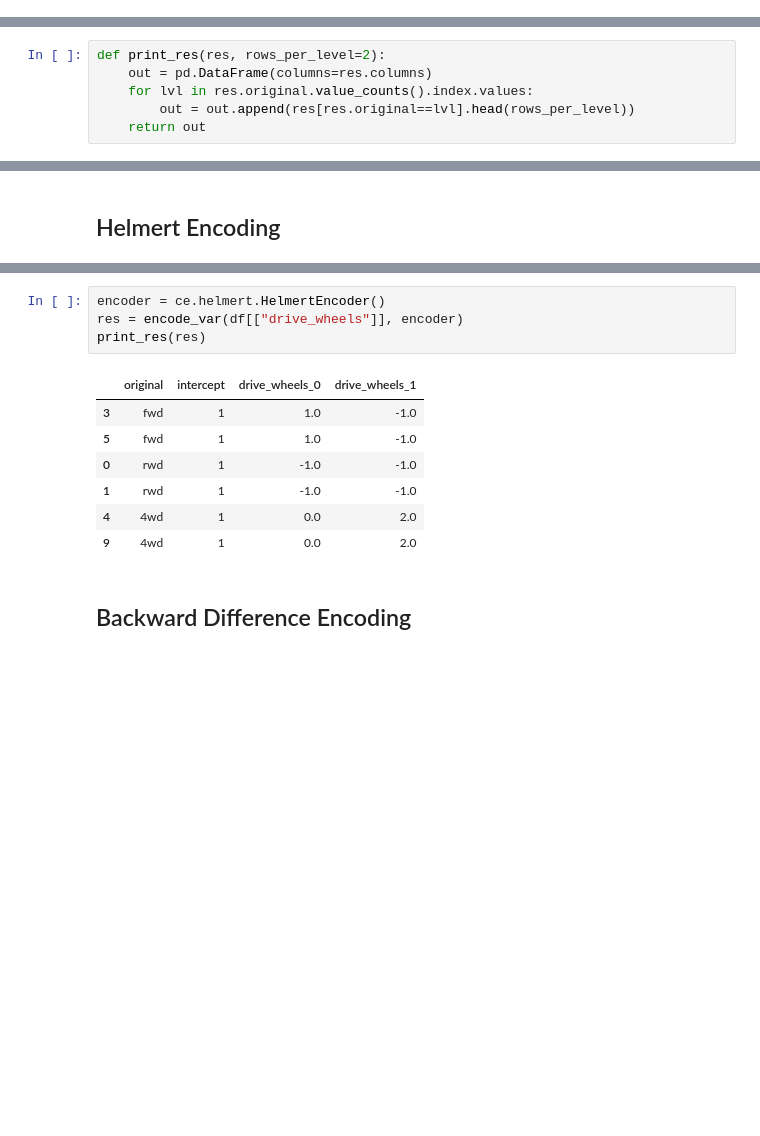
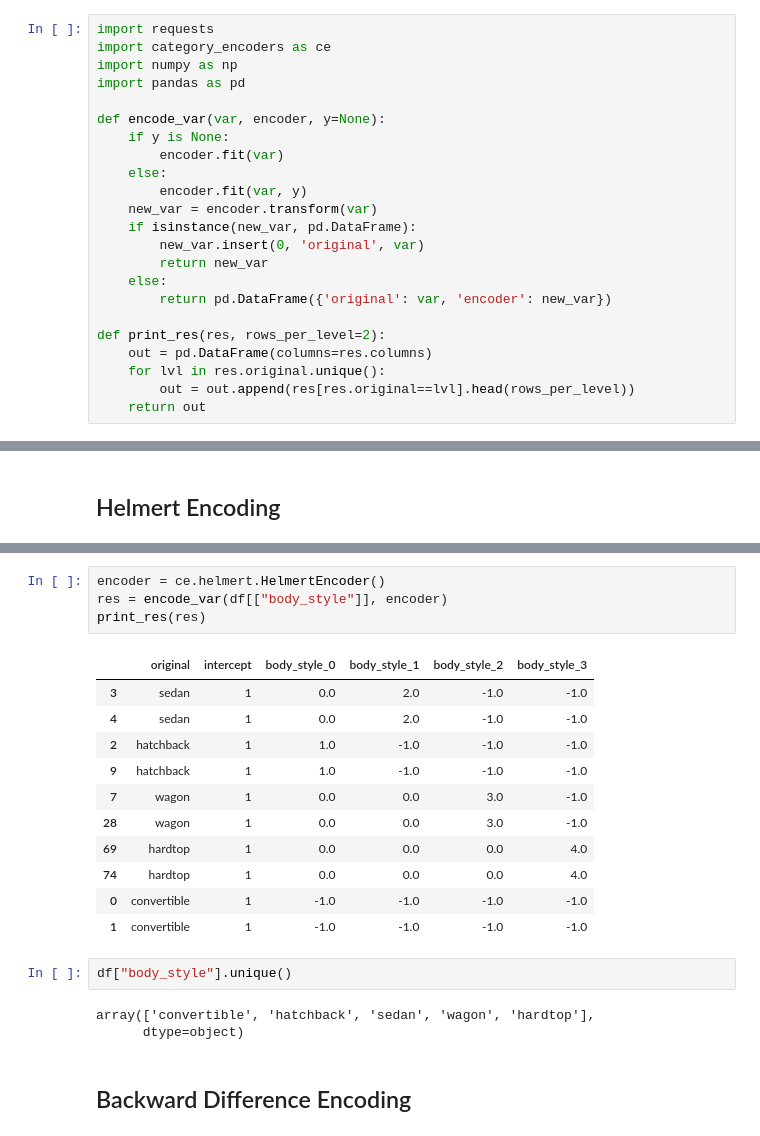
Before and after one commit to pbr142/handson-ml, a Jupyter notebook: materials/06_encoders.ipynb, the cells around one changed output, grey strips where cells are left out. Cells and saved outputs as stored; diff of their text form; blank space fills up the shorter version.

```diff
--- a/materials/06_encoders.ipynb
+++ b/materials/06_encoders.ipynb
@@ -21,3 +42,26 @@ import pandas as pd
+# %%
+import requests
+import category_encoders as ce
+import numpy as np
+import pandas as pd
+
+def encode_var(var, encoder, y=None):
+    if y is None:
+        encoder.fit(var)
+    else:
+        encoder.fit(var, y)
+    new_var = encoder.transform(var)
+    if isinstance(new_var, pd.DataFrame):
+        new_var.insert(0, 'original', var)
+        return new_var
+    else:
+        return pd.DataFrame({'original': var, 'encoder': new_var})
+
+def print_res(res, rows_per_level=2):
+    out = pd.DataFrame(columns=res.columns)
+    for lvl in res.original.unique():
+        out = out.append(res[res.original==lvl].head(rows_per_level))
+    return out
 # %%
 download_data = False
 # %%
@@ -84,9 +129,3 @@ def encode_var(var, encoder, y=None):
-# %%
-def print_res(res, rows_per_level=2):
-    out = pd.DataFrame(columns=res.columns)
-    for lvl in res.original.value_counts().index.values:
-        out = out.append(res[res.original==lvl].head(rows_per_level))
-    return out
 # %% [markdown]
 ## Label Encoding
 # %% [markdown]
@@ -354,16 +437,25 @@ The representation for level k has -1 for each level before k and then k as valu
 When levels of a categorical variable are ordered from lowest to highest or from smallest to largest.
 # %%
 encoder = ce.helmert.HelmertEncoder()
-res = encode_var(df[["drive_wheels"]], encoder)
+res = encode_var(df[["body_style"]], encoder)
 print_res(res)
 # %% [output]
-|  | original | intercept | drive_wheels_0 | drive_wheels_1 |
-| 3 | fwd | 1 | 1.0 | -1.0 |
-| 5 | fwd | 1 | 1.0 | -1.0 |
-| 0 | rwd | 1 | -1.0 | -1.0 |
-| 1 | rwd | 1 | -1.0 | -1.0 |
-| 4 | 4wd | 1 | 0.0 | 2.0 |
-| 9 | 4wd | 1 | 0.0 | 2.0 |
+|  | original | intercept | body_style_0 | body_style_1 | body_style_2 | body_style_3 |
+| 3 | sedan | 1 | 0.0 | 2.0 | -1.0 | -1.0 |
+| 4 | sedan | 1 | 0.0 | 2.0 | -1.0 | -1.0 |
+| 2 | hatchback | 1 | 1.0 | -1.0 | -1.0 | -1.0 |
+| 9 | hatchback | 1 | 1.0 | -1.0 | -1.0 | -1.0 |
+| 7 | wagon | 1 | 0.0 | 0.0 | 3.0 | -1.0 |
+| 28 | wagon | 1 | 0.0 | 0.0 | 3.0 | -1.0 |
+| 69 | hardtop | 1 | 0.0 | 0.0 | 0.0 | 4.0 |
+| 74 | hardtop | 1 | 0.0 | 0.0 | 0.0 | 4.0 |
+| 0 | convertible | 1 | -1.0 | -1.0 | -1.0 | -1.0 |
+| 1 | convertible | 1 | -1.0 | -1.0 | -1.0 | -1.0 |
+# %%
+df["body_style"].unique()
+# %% [output]
+array(['convertible', 'hatchback', 'sedan', 'wagon', 'hardtop'],
+      dtype=object)
 # %% [markdown]
 ## Backward Difference Encoding
 # %% [markdown]
```
Also changed, not shown: parts of 53 cells of this notebook.
